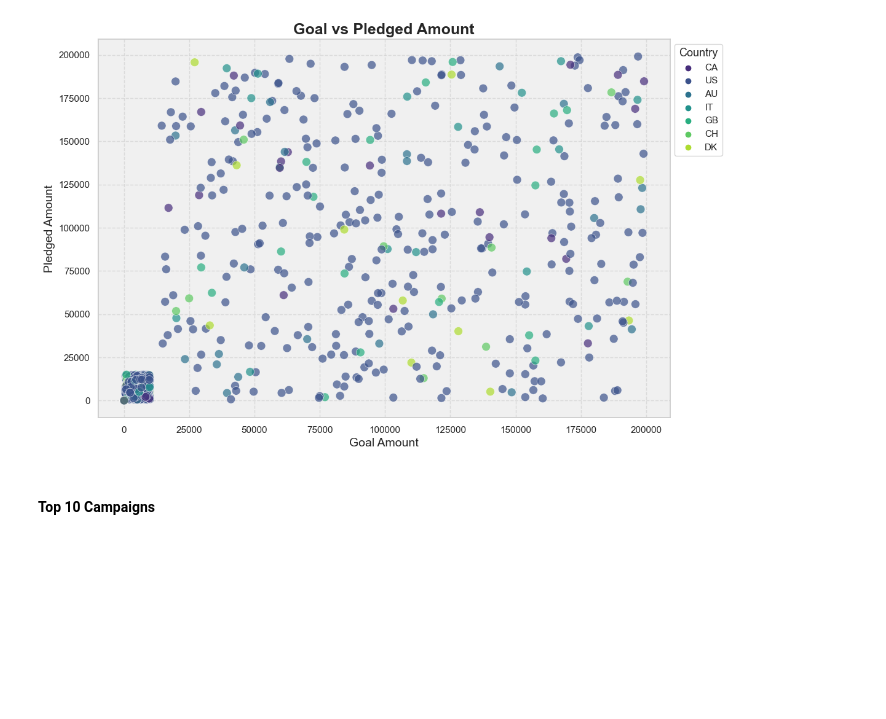
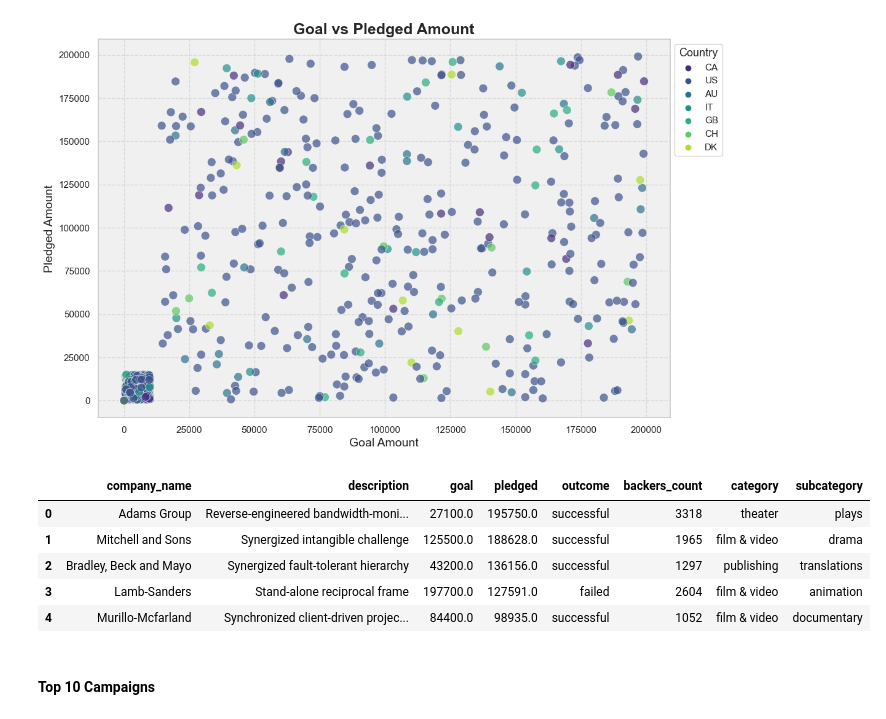
Before and after one commit to weisport4/Crowdfunding_ETL, a Jupyter notebook: Crowdfunding_Analysis.ipynb, the cells around one changed output. Saved outputs shown, nothing was run; the diff lists cells and outputs as text; code cells hidden in the pictures; blank space fills up the shorter version.

```diff
--- a/Crowdfunding_Analysis.ipynb
+++ b/Crowdfunding_Analysis.ipynb
@@ -648,6 +653,41 @@ plt.gca().set_facecolor('#f0f0f0')
 plt.show()
 # %% [output]
 [figure]
+# %%
+#Further Analysis on Denmark top pledge shown in scatter plot
+query = """
+        SELECT
+        			camp.company_name,
+        			camp.description,
+        			camp.goal,
+        			camp.pledged,
+        			camp.outcome,
+        			camp.backers_count,
+        			cat.category,
+        			sub.subcategory
+        		FROM
+        			public.campaign camp
+        		JOIN public.contact cont
+        			ON camp.contact_id = cont.contact_id
+        		JOIN public.category cat
+        			ON camp.category_id = cat.category_id
+        		JOIN public.subcategory sub
+        			ON camp.subcategory_id = sub.subcategory_id
+        		WHERE
+        			country = 'DK'
+        		order by pledged desc
+		;
+		"""
+
+denmark_top_pledges_df = pd.read_sql(text(query), con=engine)
+denmark_top_pledges_df.head()
+# %% [output]
+|  | company_name | description | goal | pledged | outcome | backers_count | category | subcategory |
+| 0 | Adams Group | Reverse-engineered bandwidth-moni... | 27100.0 | 195750.0 | successful | 3318 | theater | plays |
+| 1 | Mitchell and Sons | Synergized intangible challenge | 125500.0 | 188628.0 | successful | 1965 | film & video | drama |
+| 2 | Bradley, Beck and Mayo | Synergized fault-tolerant hierarchy | 43200.0 | 136156.0 | successful | 1297 | publishing | translations |
+| 3 | Lamb-Sanders | Stand-alone reciprocal frame | 197700.0 | 127591.0 | failed | 2604 | film & video | animation |
+| 4 | Murillo-Mcfarland | Synchronized client-driven projec... | 84400.0 | 98935.0 | successful | 1052 | film & video | documentary |
 # %% [markdown]
 #### Top 10 Campaigns
 # %%
```
Also changed, not shown: parts of 7 cells of this notebook, 4 other files.
